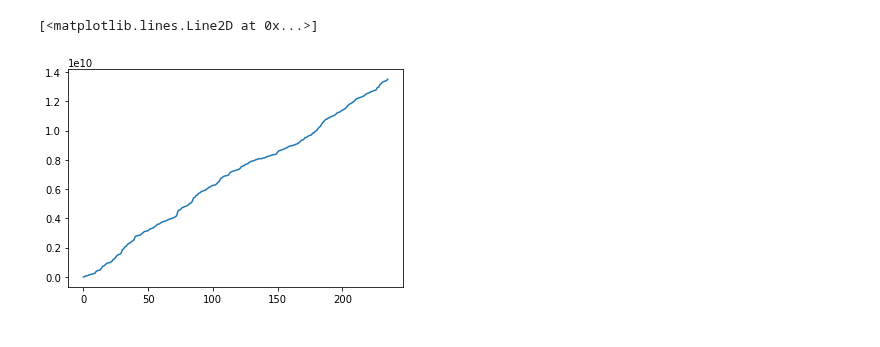
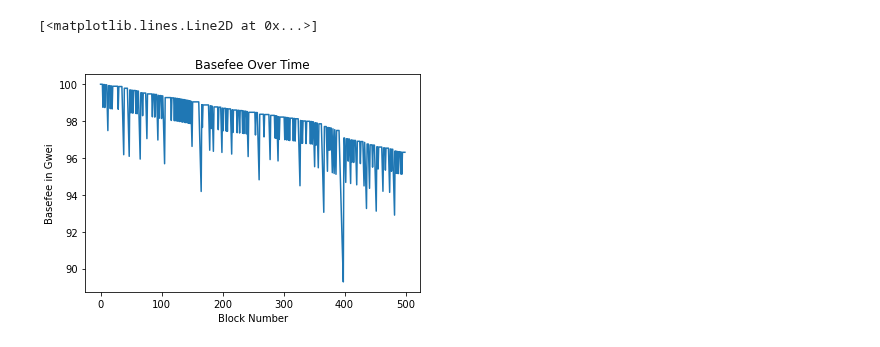
Before and after one commit to teohyikhaw/camcos, a Jupyter notebook: simulations/Collusion Simulation.ipynb, the cells around one changed output. Cells and saved outputs as stored; diff of their text form; code cells hidden in the pictures.

```diff
--- a/simulations/Collusion Simulation.ipynb
+++ b/simulations/Collusion Simulation.ipynb
@@ -4,21 +5,20 @@ import random
 # %%
-def collusion_scenario(p, epsilon, time_steps=1000, gas_target=15000000, init_bf=100, txn_fee=101, d=8):
+def collusion_scenario(p, epsilon, n=1000, gas_target=15000000, init_bf=100, txn_fee=101, d=8):
 
     block_sizes = [gas_target]
     mempool = gas_target
     revenue = [0]
     mem_overfilled = mempool > 2 * gas_target
     base_fee = [init_bf]
-    colluding_num = 0
     colluder_revenue = [0]
     myopic_revenue = [0]
+    mempools = []
 
 
-    for i in range(time_steps - 1):
+    for i in range(n - 1):
         colluding = random.random() < p
         if colluding:
             mined_amount = gas_target - epsilon
-            colluding_num += 1
         else:
             mined_amount = (2 * gas_target) if mem_overfilled else mempool
 
@@ -26,16 +26,18 @@ def collusion_scenario(p, epsilon, time_steps=1000, gas_target=15000000, init_bf
         new_basefee = basefee(base_fee[i], mined_amount, gas_target, d)
         base_fee.append(new_basefee)
         block_sizes.append(mined_amount)
-        block_revenue = ((txn_fee + i) - new_basefee) * mined_amount
+        block_revenue = (txn_fee - base_fee[i]) * mined_amount
 
         revenue.append(block_revenue)
 
+#         print(mined_amount, block_revenue, new_basefee)
         if colluding:
             colluder_revenue.append(block_revenue)
         else:
             myopic_revenue.append(block_revenue)
 
         mempool += gas_target
+        mempools.append(mempool)
 
     data = {
         "Basefee" : base_fee,
@@ -43,19 +45,24 @@ def collusion_scenario(p, epsilon, time_steps=1000, gas_target=15000000, init_bf
         "Overall Revenues" : revenue,
         "Myopic Revenues" : myopic_revenue,
         "Colluder Revenues" : colluder_revenue,
+        "Avg Revenue per Colluder": sum(colluder_revenue) / len(colluder_revenue) - 1,
+        "Avg Revenue per Myopic": sum(myopic_revenue) / len(myopic_revenue) - 1,
+        "Mempools": mempools
     }
 
     return data
 
 def basefee(previous, mined_amount, gas_target, d):
 
-    return previous*(1+1/d*((mined_amount-gas_target)/gas_target))
+    return previous*(1+(1/d)*((mined_amount-gas_target)/gas_target))
 # %%
-sim = collusion_scenario(.25, 1500000, 1000)
-controll_sim = collusion_scenario(0, 1500000, 1000)
+sim = collusion_scenario(.3, 1500000, 500)
+controll_sim = collusion_scenario(0, 1500000, 500)
 
-print("Myopic Revenue Under No Collusion:", sum(controll_sim["Overall Revenues"]))
-print("Myopic Revenue:", sum(sim["Myopic Revenues"]))
-print("Colluder Revenues:", sum(sim["Colluder Revenues"]))
-print("Colluder - Myopic:", sum(sim["Colluder Revenues"]) - sum(sim["Myopic Revenues"]))
+print("Total Revenue Under No Collusion:", sum(controll_sim["Overall Revenues"]))
+print("Total Myopic Revenue:", sum(sim["Myopic Revenues"]))
+print("Total Colluder Revenues:", sum(sim["Colluder Revenues"]))
+print("Average Colluder Revenue:", sim["Avg Revenue per Colluder"])
+print("Average Myopic Revenue:", sim["Avg Revenue per Myopic"])
+print("Average Revenue Under No Collusion:", sum(controll_sim["Overall Revenues"]) / len(controll_sim["Overall Revenues"]))
 # %% [output]
@@ -81,5 +75,8 @@ plt.plot(sim["Myopic Revenues"])
-# %%
-plt.plot(sim["Colluder Revenues"])
-# %% [output]
-[<matplotlib.lines.Line2D at 0x...>]
-[figure, removed]
+# %%
+plt.title("Basefee Over Time")
+plt.xlabel("Block Number")
+plt.ylabel("Basefee in Gwei")
+plt.plot(sim["Basefee"])
+# %% [output]
+[<matplotlib.lines.Line2D at 0x...>]
+[figure, added]
```
Also changed, not shown: parts of 8 cells of this notebook, 1 other file.
